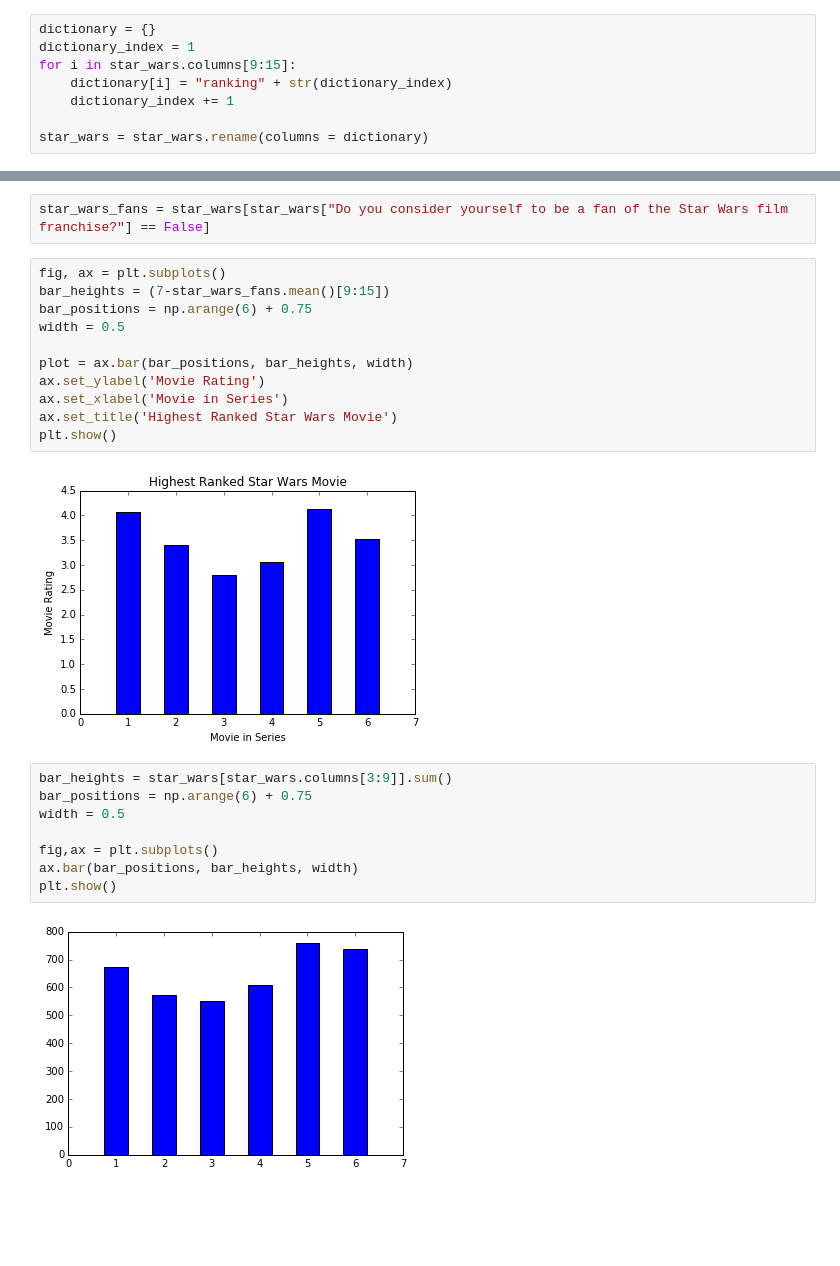
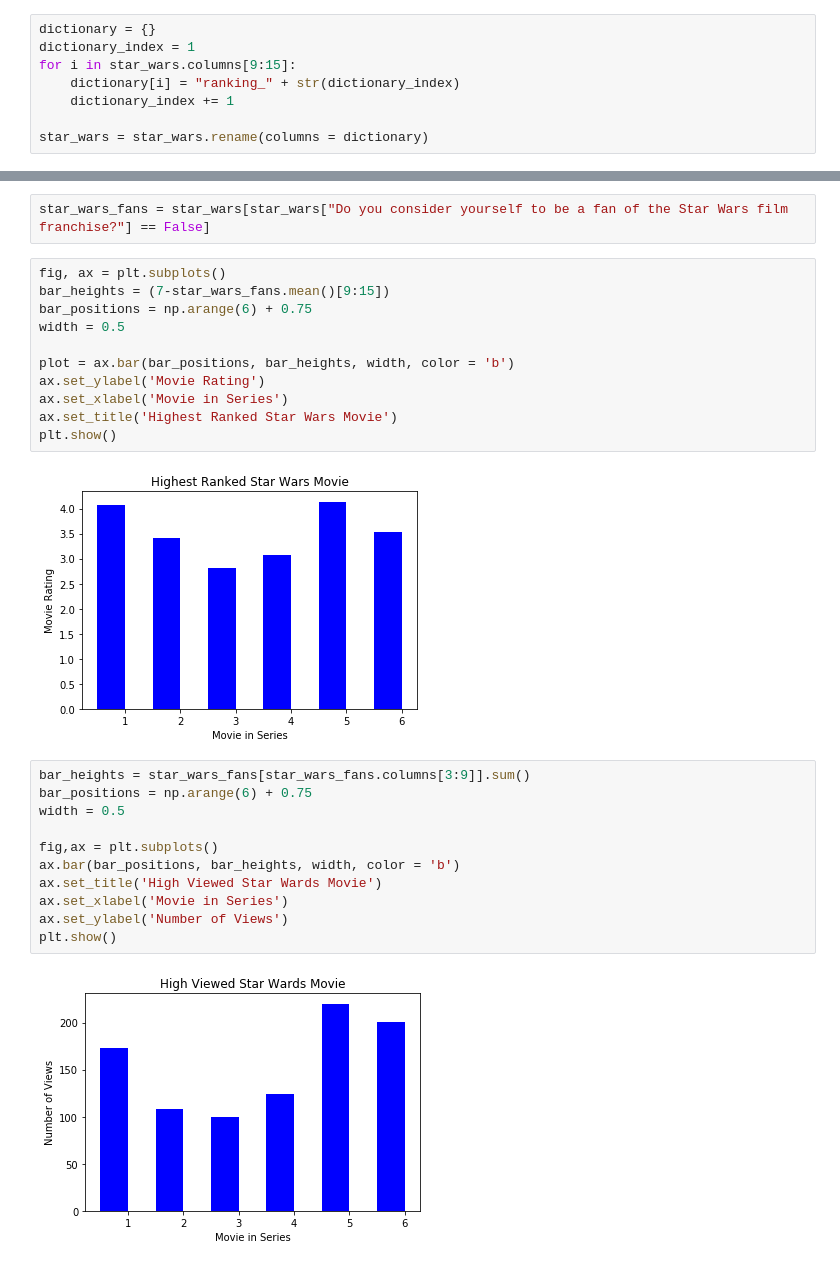
Before and after one commit to MachFire/star_wars_survey, a Jupyter notebook: Basics.ipynb, the cells around one changed output, grey strips where cells are left out. Cells and saved outputs as stored; diff of their text form; blank space fills up the shorter version.

```diff
--- a/Basics.ipynb
+++ b/Basics.ipynb
@@ -73,7 +119,7 @@ star_wars[star_wars.columns[9:15]] = star_wars[star_wars.columns[9:15]].astype(f
 dictionary = {}
 dictionary_index = 1
 for i in star_wars.columns[9:15]:
-    dictionary[i] = "ranking" + str(dictionary_index)
+    dictionary[i] = "ranking_" + str(dictionary_index)
     dictionary_index += 1
 
 star_wars = star_wars.rename(columns = dictionary)
@@ -137,21 +215,24 @@ bar_heights = (7-star_wars_fans.mean()[9:15])
 bar_positions = np.arange(6) + 0.75
 width = 0.5
 
-plot = ax.bar(bar_positions, bar_heights, width)
+plot = ax.bar(bar_positions, bar_heights, width, color = 'b')
 ax.set_ylabel('Movie Rating')
 ax.set_xlabel('Movie in Series')
 ax.set_title('Highest Ranked Star Wars Movie')
 plt.show()
 # %% [output]
-[figure, old version]
+[figure, new version]
 # %%
-bar_heights = star_wars[star_wars.columns[3:9]].sum()
+bar_heights = star_wars_fans[star_wars_fans.columns[3:9]].sum()
 bar_positions = np.arange(6) + 0.75
 width = 0.5
 
 fig,ax = plt.subplots()
-ax.bar(bar_positions, bar_heights, width)
+ax.bar(bar_positions, bar_heights, width, color = 'b')
+ax.set_title('High Viewed Star Wards Movie')
+ax.set_xlabel('Movie in Series')
+ax.set_ylabel('Number of Views')
 plt.show()
 # %% [output]
-[figure, old version]
+[figure, new version]
 # %% [markdown]
```
Also changed, not shown: parts of 23 cells of this notebook.
